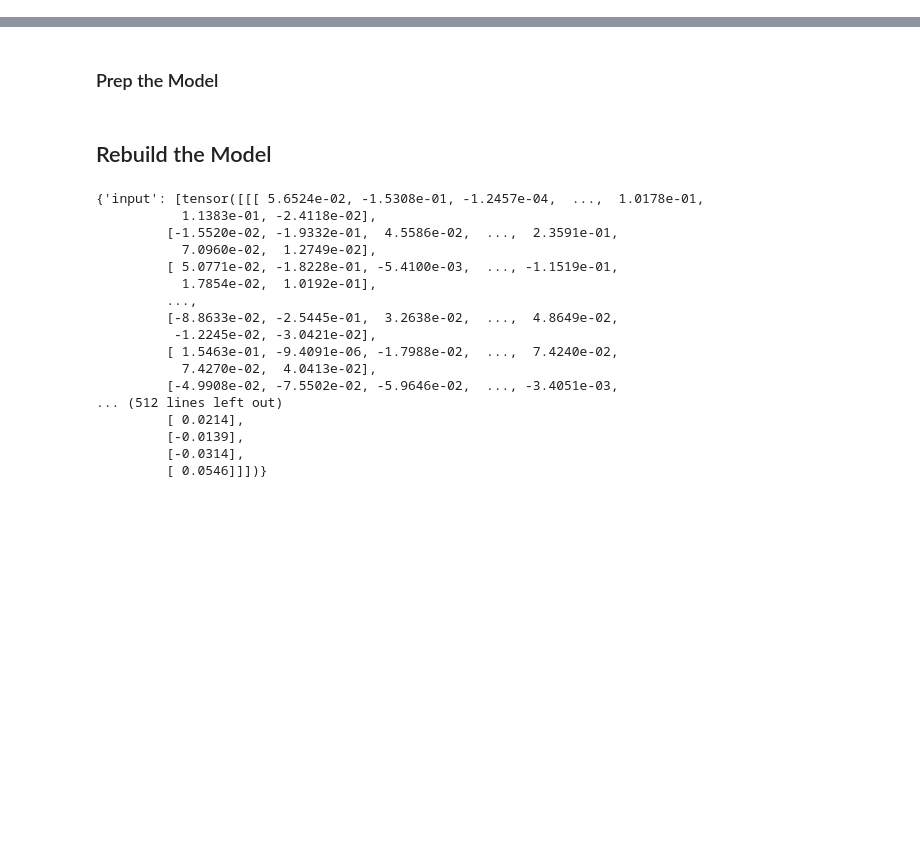
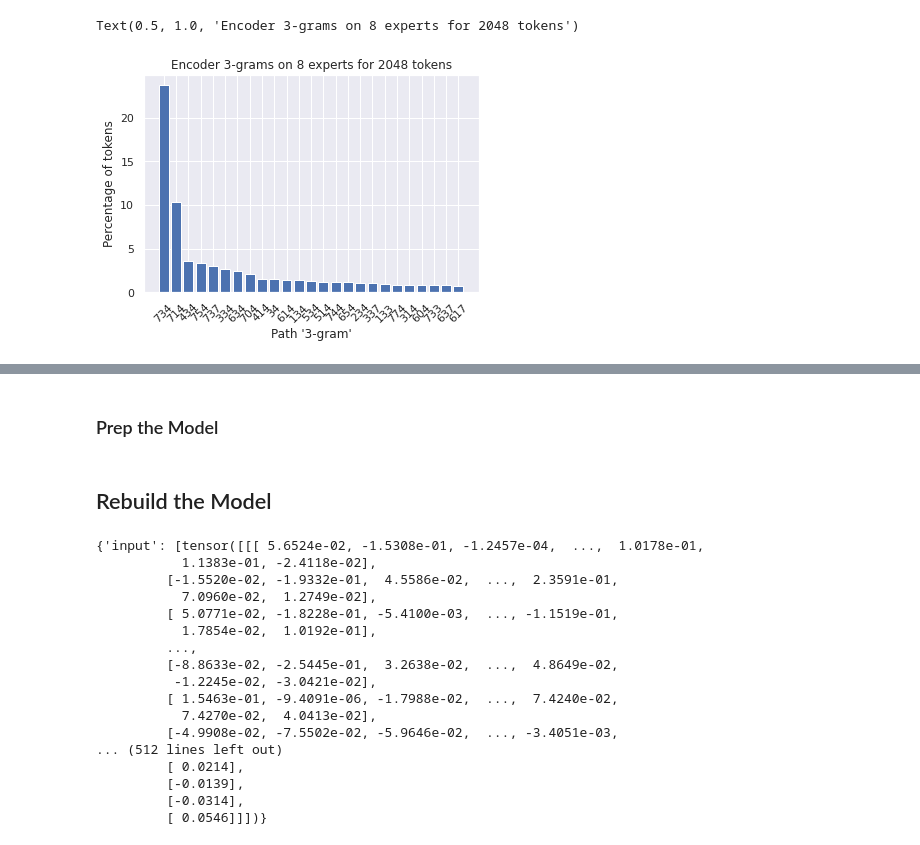
Before and after one commit to mweiss17/polytax, a Jupyter notebook: src/polytax/notebooks/routing-investigation.ipynb, the cells around one changed output, grey strips where cells are left out. Cells and saved outputs as stored; diff of their text form; code cells hidden in the pictures; blank space fills up the shorter version.

```diff
--- a/src/polytax/notebooks/routing-investigation.ipynb
+++ b/src/polytax/notebooks/routing-investigation.ipynb
@@ -133,0 +183,19 @@ wandb: Network error resolved after 0:00:43.718976, resuming normal operation.
+# %%
+from collections import Counter
+fig, ax = plt.subplots()
+num_paths = 25
+path_count = Counter(paths.tolist()).most_common(num_paths)
+xs = np.arange(num_paths)
+ys = [p[1]/n_tokens*100 for p in path_count]
+l = [str(p[0]) for p in path_count]
+ax.bar(xs, ys, tick_label=l)
+plt.xticks(rotation=45)
+plt.xlabel("Path '3-gram'")
+plt.ylabel("Percentage of tokens")
+plt.title(f"Encoder 3-grams on {n_experts} experts for {n_tokens} tokens")
+
+# fig.set_xticks(xs, label=l)
+# plt.hist(paths.tolist(), )
+# %% [output]
+Text(0.5, 1.0, 'Encoder 3-grams on 8 experts for 2048 tokens')
+[figure, added]
```
Also changed, not shown: parts of 20 cells of this notebook, 2 other files.
